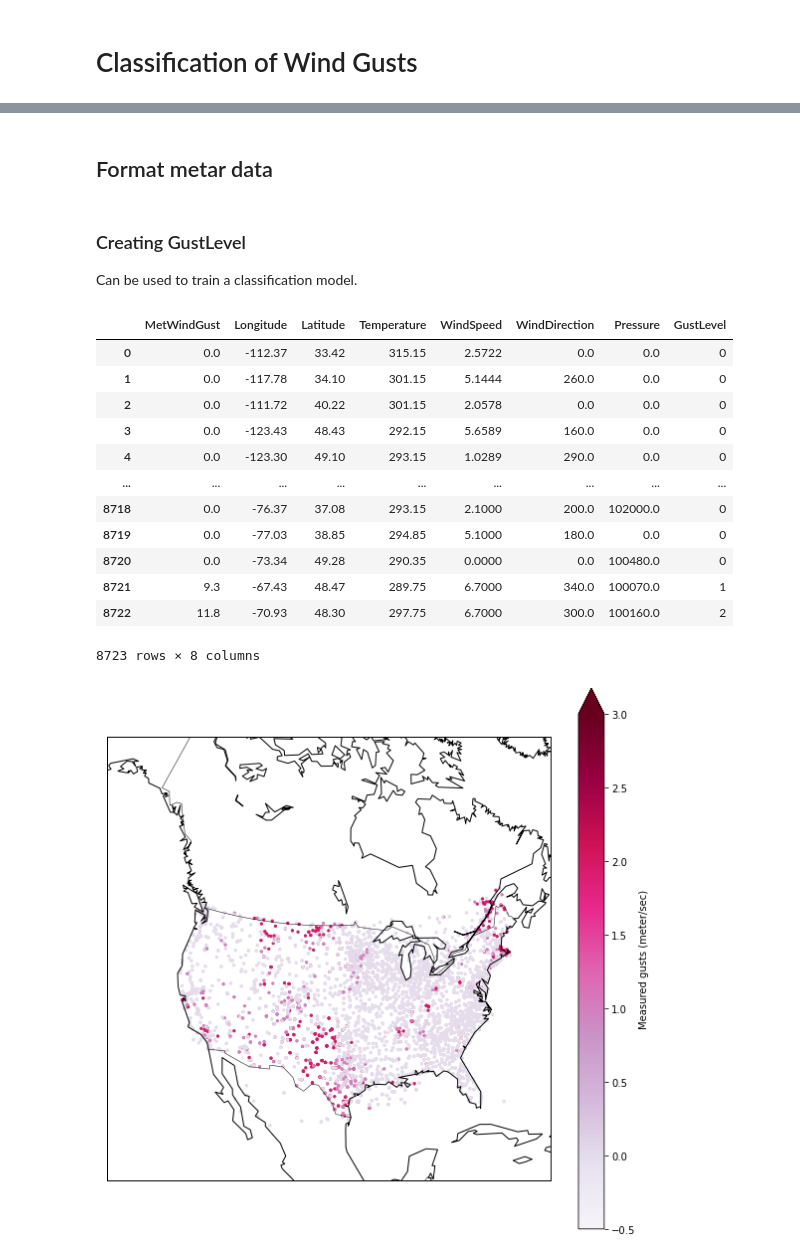
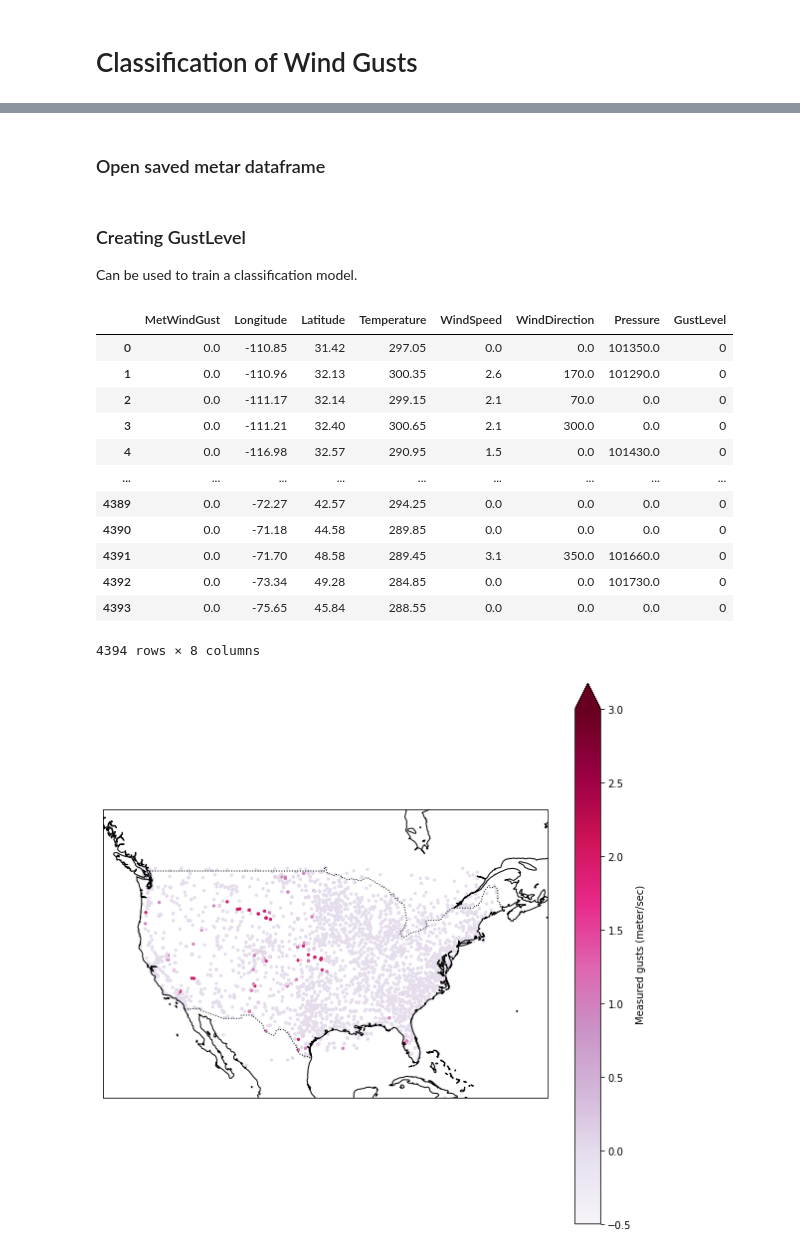
Before and after one commit to jesseturner/Wind-Gust-Predictions, a Jupyter notebook: METAR_NN_Model_Classification.ipynb, the cells around one changed output, grey strips where cells are left out. Cells and saved outputs as stored; diff of their text form; code cells hidden in the pictures.

Commit message:
Saving metar df as pickle, to reuse

```diff
--- a/METAR_NN_Model_Classification.ipynb
+++ b/METAR_NN_Model_Classification.ipynb
@@ -23,2 +10,0 @@ Met_20180613 = Dataset(  # Metar Testing
-# %% [markdown]
-## Format metar data
@@ -59,51 +11,42 @@ met_pos = np.asarray(cell)
+# %% [markdown]
+### Open saved metar dataframe
+# %%
+met_df = pd.read_pickle('metar_20190801_df.pkl')
 # %% [markdown]
 ### Creating GustLevel
 
 Can be used to train a classification model.
 # %%
-met_df = pd.DataFrame(
-    {'MetWindGust': met_pos[:, 0],
-     'Longitude': met_pos[:, 1],
-     'Latitude': met_pos[:, 2],
-     'Temperature': met_pos[:, 3],
-     'WindSpeed': met_pos[:, 4],
-     'WindDirection': met_pos[:, 5],
-     'Pressure': met_pos[:, 6]})
-
 met_df = met_df.round(4)
 met_df = met_df.replace(np.NaN, 0)
 met_df['GustLevel'] = pd.cut(met_df.MetWindGust, bins=[0, 5, 10, 100], labels=False, right=True, include_lowest=True)
 met_df
 # %% [output]
 |  | MetWindGust | Longitude | Latitude | Temperature | WindSpeed | WindDirection | Pressure | GustLevel |
-| 0 | 0.0 | -112.37 | 33.42 | 315.15 | 2.5722 | 0.0 | 0.0 | 0 |
-| 1 | 0.0 | -117.78 | 34.10 | 301.15 | 5.1444 | 260.0 | 0.0 | 0 |
-| 2 | 0.0 | -111.72 | 40.22 | 301.15 | 2.0578 | 0.0 | 0.0 | 0 |
-| 3 | 0.0 | -123.43 | 48.43 | 292.15 | 5.6589 | 160.0 | 0.0 | 0 |
-| 4 | 0.0 | -123.30 | 49.10 | 293.15 | 1.0289 | 290.0 | 0.0 | 0 |
+| 0 | 0.0 | -110.85 | 31.42 | 297.05 | 0.0 | 0.0 | 101350.0 | 0 |
+| 1 | 0.0 | -110.96 | 32.13 | 300.35 | 2.6 | 170.0 | 101290.0 | 0 |
+| 2 | 0.0 | -111.17 | 32.14 | 299.15 | 2.1 | 70.0 | 0.0 | 0 |
+| 3 | 0.0 | -111.21 | 32.40 | 300.65 | 2.1 | 300.0 | 0.0 | 0 |
+| 4 | 0.0 | -116.98 | 32.57 | 290.95 | 1.5 | 0.0 | 101430.0 | 0 |
 | ... | ... | ... | ... | ... | ... | ... | ... | ... |
-| 8718 | 0.0 | -76.37 | 37.08 | 293.15 | 2.1000 | 200.0 | 102000.0 | 0 |
-| 8719 | 0.0 | -77.03 | 38.85 | 294.85 | 5.1000 | 180.0 | 0.0 | 0 |
-| 8720 | 0.0 | -73.34 | 49.28 | 290.35 | 0.0000 | 0.0 | 100480.0 | 0 |
-| 8721 | 9.3 | -67.43 | 48.47 | 289.75 | 6.7000 | 340.0 | 100070.0 | 1 |
-| 8722 | 11.8 | -70.93 | 48.30 | 297.75 | 6.7000 | 300.0 | 100160.0 | 2 |
+| 4389 | 0.0 | -72.27 | 42.57 | 294.25 | 0.0 | 0.0 | 0.0 | 0 |
+| 4390 | 0.0 | -71.18 | 44.58 | 289.85 | 0.0 | 0.0 | 0.0 | 0 |
+| 4391 | 0.0 | -71.70 | 48.58 | 289.45 | 3.1 | 350.0 | 101660.0 | 0 |
+| 4392 | 0.0 | -73.34 | 49.28 | 284.85 | 0.0 | 0.0 | 101730.0 | 0 |
+| 4393 | 0.0 | -75.65 | 45.84 | 288.55 | 0.0 | 0.0 | 0.0 | 0 |
-8723 rows × 8 columns
+4394 rows × 8 columns
 # %%
-fig = plt.figure(figsize=(10, 10))
-m = Basemap(projection='lcc', resolution='c',
-            width=6E6, height=6E6,
-            lat_0=45, lon_0=-100, )
-m.drawcoastlines()
-m.drawmapboundary()
-m.drawcountries()
-parallels = np.arange(0., 81, 10.)
-meridians = np.arange(10., 351., 20.)
+fig = plt.figure(figsize=(10, 10), facecolor='w')
+ax = fig.add_subplot(1, 1, 1, projection=ccrs.Mercator())
+ax.set_extent([-130, -60, 20, 55], crs=ccrs.PlateCarree())
 
-m.scatter(met_df.Longitude, met_df.Latitude, latlon=True, c=met_df.GustLevel,
-          cmap='PuRd', vmin=-0.5, vmax=3, s=5)
+ax.add_feature(cfeature.COASTLINE)
+ax.add_feature(cfeature.BORDERS, linestyle=':')
+
+plt.scatter(met_df.Longitude, met_df.Latitude, c=met_df.GustLevel,
+          cmap='PuRd', vmin=-0.5, vmax=3, s=5, transform=ccrs.PlateCarree())
 
 plt.colorbar(label='Measured gusts (meter/sec)', extend='max')
-
 plt.show()
 # %% [output]
-[figure, old version]
+[figure, new version]
```
Also changed, not shown: parts of 4 cells of this notebook, 6 other files.
